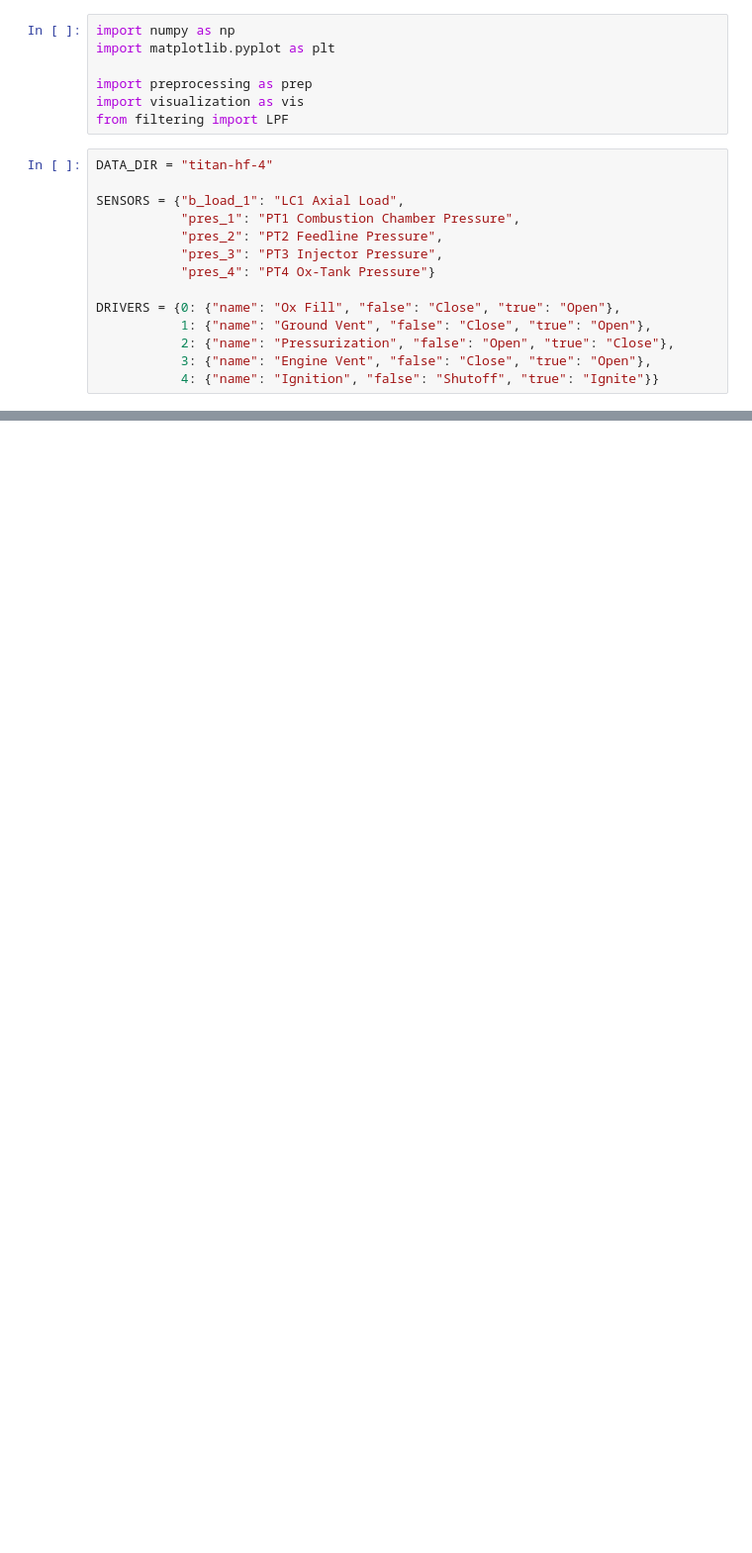
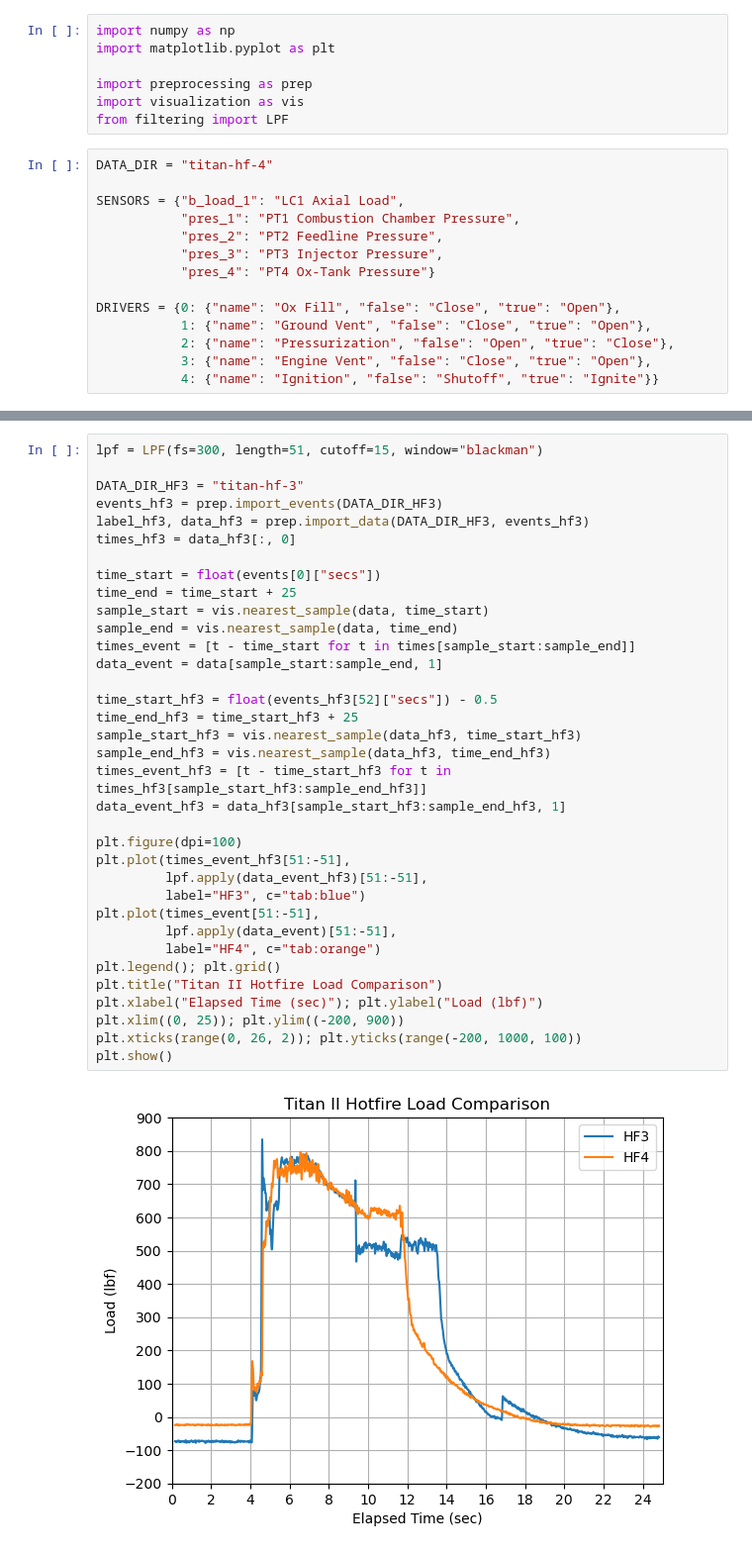
Before and after one commit to rice-eclipse/hotfire-data, a Jupyter notebook: analysis-titan-hf-4.ipynb, the cells around one changed output, grey strips where cells are left out. Shown: that part at 99% size. Drawn from its saved outputs; the diff is of its cells as text; blank space fills up the shorter version.

```diff
--- a/analysis-titan-hf-4.ipynb
+++ b/analysis-titan-hf-4.ipynb
@@ -59,0 +154,37 @@ INFO:data_to_dash:Broadcasting message: 'Ignition in 10...'
+# %%
+lpf = LPF(fs=300, length=51, cutoff=15, window="blackman")
+
+DATA_DIR_HF3 = "titan-hf-3"
+events_hf3 = prep.import_events(DATA_DIR_HF3)
+label_hf3, data_hf3 = prep.import_data(DATA_DIR_HF3, events_hf3)
+times_hf3 = data_hf3[:, 0]
+
+time_start = float(events[0]["secs"])
+time_end = time_start + 25
+sample_start = vis.nearest_sample(data, time_start)
+sample_end = vis.nearest_sample(data, time_end)
+times_event = [t - time_start for t in times[sample_start:sample_end]]
+data_event = data[sample_start:sample_end, 1]
+
+time_start_hf3 = float(events_hf3[52]["secs"]) - 0.5
+time_end_hf3 = time_start_hf3 + 25
+sample_start_hf3 = vis.nearest_sample(data_hf3, time_start_hf3)
+sample_end_hf3 = vis.nearest_sample(data_hf3, time_end_hf3)
+times_event_hf3 = [t - time_start_hf3 for t in times_hf3[sample_start_hf3:sample_end_hf3]]
+data_event_hf3 = data_hf3[sample_start_hf3:sample_end_hf3, 1]
+
+plt.figure(dpi=100)
+plt.plot(times_event_hf3[51:-51],
+         lpf.apply(data_event_hf3)[51:-51],
+         label="HF3", c="tab:blue")
+plt.plot(times_event[51:-51],
+         lpf.apply(data_event)[51:-51],
+         label="HF4", c="tab:orange")
+plt.legend(); plt.grid()
+plt.title("Titan II Hotfire Load Comparison")
+plt.xlabel("Elapsed Time (sec)"); plt.ylabel("Load (lbf)")
+plt.xlim((0, 25)); plt.ylim((-200, 900))
+plt.xticks(range(0, 26, 2)); plt.yticks(range(-200, 1000, 100))
+plt.show()
+# %% [output]
+[figure, added]
```
Also changed, not shown: parts of 7 cells of this notebook, 4 other files.
